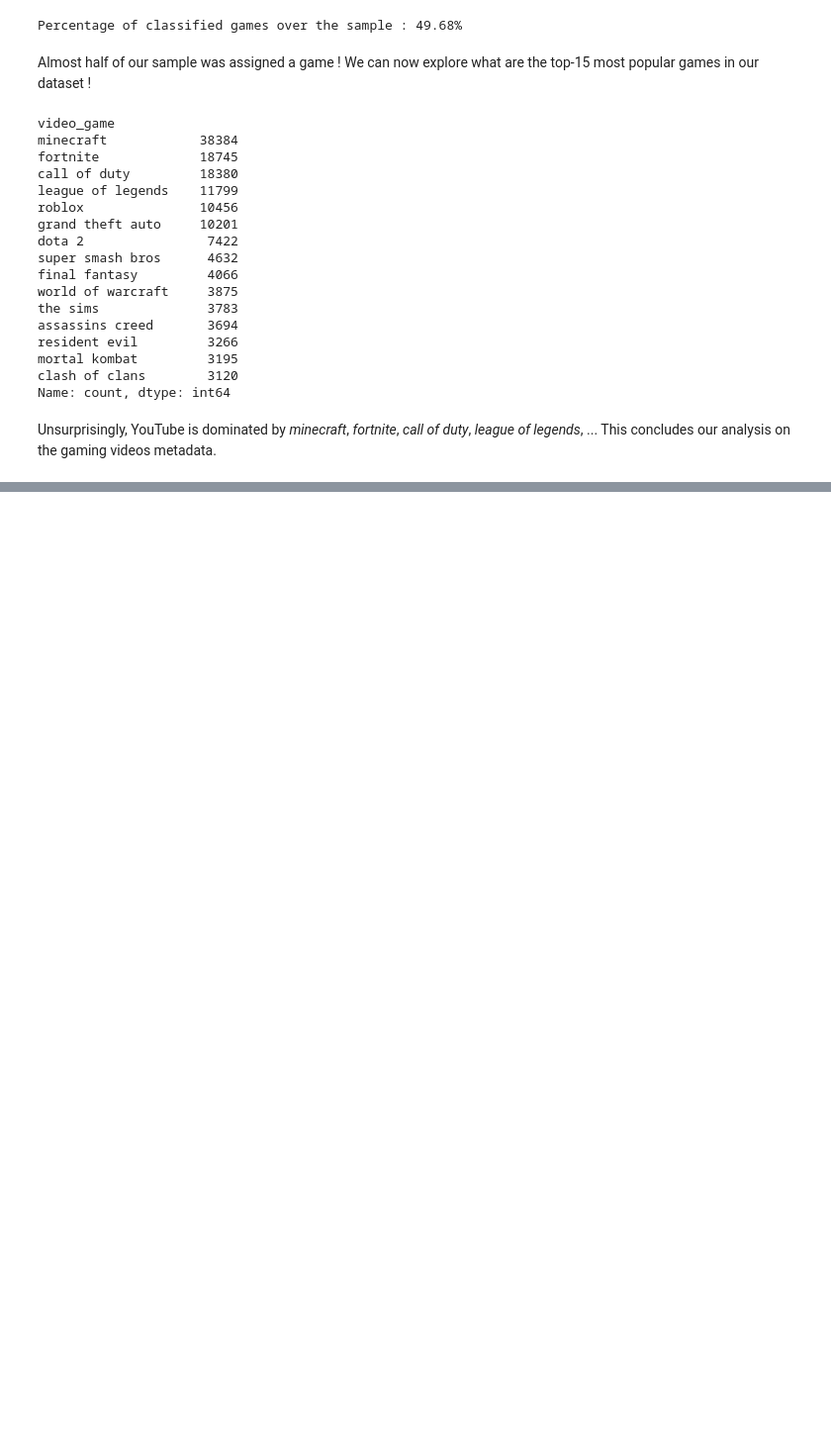
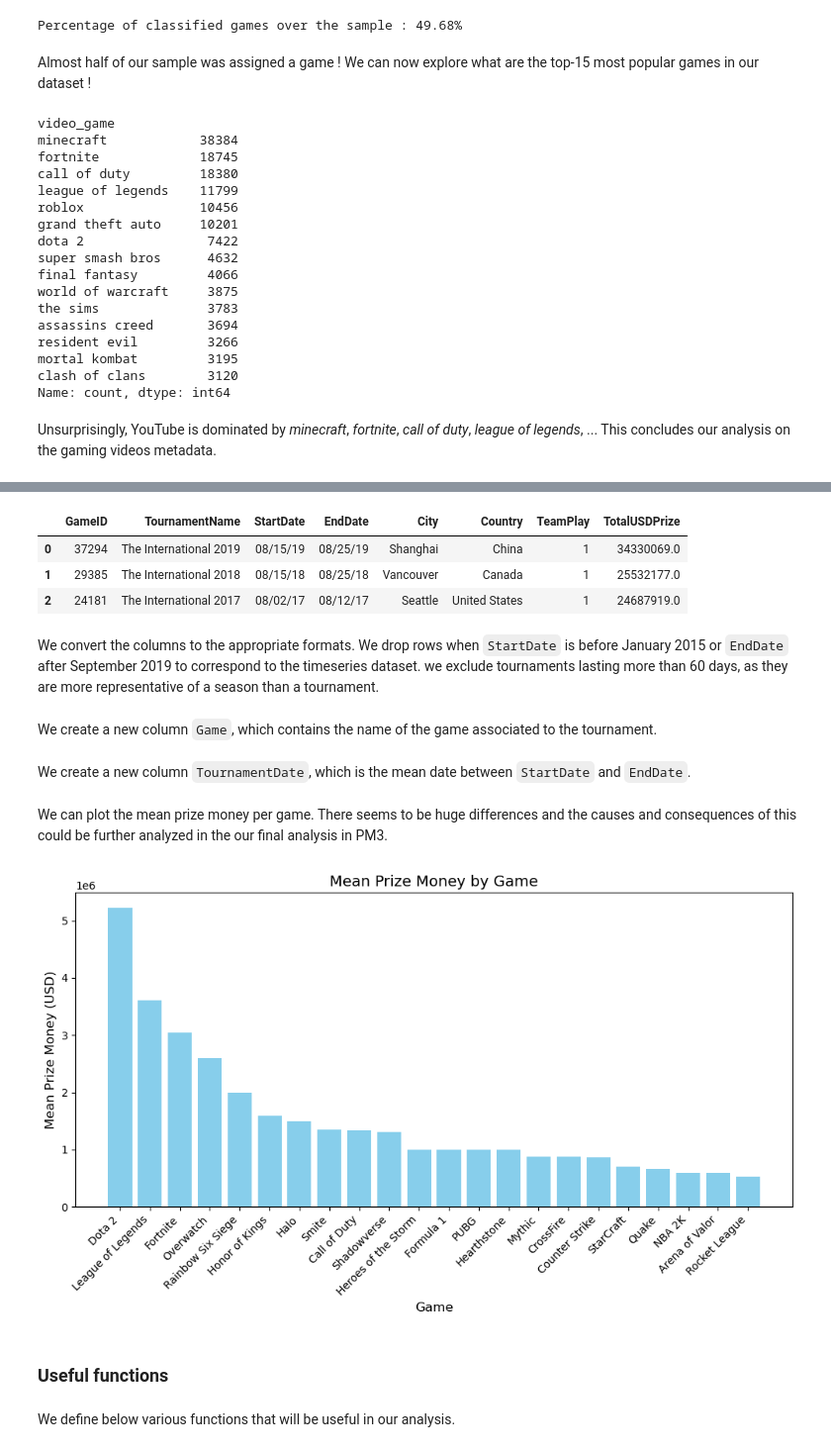
Before and after one commit to martinctl/adaguleeer, a Jupyter notebook: notebooks/results.ipynb, the cells around one changed output, grey strips where cells are left out. Shown at 99% size. Drawn from its saved outputs; the diff is of its cells as text; code cells hidden in the pictures; blank space fills up the shorter version.

Commit message:
feat: esports tournaments part 1

```diff
--- a/notebooks/results.ipynb
+++ b/notebooks/results.ipynb
@@ -486,0 +493,15 @@ Unsurprisingly, YouTube is dominated by *minecraft*, *fortnite*, *call of duty*,
+# %%
+df_esports = pd.read_csv('../data/esports_tournaments.csv')
+df_esports.head(3)
+# %% [output]
+|  | GameID | TournamentName | StartDate | EndDate | City | Country | TeamPlay | TotalUSDPrize |
+| 0 | 37294 | The International 2019 | 08/15/19 | 08/25/19 | Shanghai | China | 1 | 34330069.0 |
+| 1 | 29385 | The International 2018 | 08/15/18 | 08/25/18 | Vancouver | Canada | 1 | 25532177.0 |
+| 2 | 24181 | The International 2017 | 08/02/17 | 08/12/17 | Seattle | United States | 1 | 24687919.0 |
+# %%
+df_esports = df_esports.drop(columns=['City', 'GameID'])
+df_esports.loc[df_esports['Country'].isna(), 'Country'] = 'Online'
+# %% [markdown]
+We convert the columns to the appropriate formats.
+We drop rows when `StartDate` is before January 2015 or `EndDate` after September 2019 to correspond to the timeseries dataset.
+we exclude tournaments lasting more than 60 days, as they are more representative of a season than a tournament.
@@ -486,0 +524,52 @@ Unsurprisingly, YouTube is dominated by *minecraft*, *fortnite*, *call of duty*,
+# %% [markdown]
+We create a new column `Game`, which contains the name of the game associated to the tournament.
+# %%
+df_esports['Game'] = ''
+df_esports.loc[df_esports['TournamentName'].str.contains('Fortnite', case=False, na=False), 'Game'] = 'Fortnite'
+df_esports.loc[df_esports['TournamentName'].str.contains('RLCS', case=False, na=False), 'Game'] = 'Rocket League'
+df_esports.loc[df_esports['TournamentName'].str.contains('CS:GO|ESL|Esports Championship Series|ELEAGUE|IEM|MLG|PGL|FACEIT', case=False, na=False), 'Game'] = 'Counter Strike'
+df_esports.loc[df_esports['TournamentName'].str.contains('King', case=False, na=False), 'Game'] = 'Honor of Kings'
+df_esports.loc[df_esports['TournamentName'].str.contains('Dota|The International|DAC|Major 20|DreamLeague|EPICENTER', case=False, na=False), 'Game'] = 'Dota 2'
+df_esports.loc[df_esports['TournamentName'].str.contains('League of Legends|LoL|Mid-Season Invitational', case=False, na=False), 'Game'] = 'League of Legends'
+df_esports.loc[df_esports['TournamentName'].str.contains('Overwatch', case=False, na=False), 'Game'] = 'Overwatch'
+df_esports.loc[df_esports['TournamentName'].str.contains('PUBG', case=False, na=False), 'Game'] = 'PUBG'
+df_esports.loc[df_esports['TournamentName'].str.contains('Call of Duty|CoD|CWL', case=False, na=False), 'Game'] = 'Call of Duty'
+df_esports.loc[df_esports['TournamentName'].str.contains('Six Invitational', case=False, na=False), 'Game'] = 'Rainbow Six Siege'
+df_esports.loc[df_esports['TournamentName'].str.contains('Halo', case=False, na=False), 'Game'] = 'Halo'
+df_esports.loc[df_esports['TournamentName'].str.contains('NBA', case=False, na=False), 'Game'] = 'NBA 2K'
+df_esports.loc[df_esports['TournamentName'].str.contains('Smite', case=False, na=False), 'Game'] = 'Smite'
+df_esports.loc[df_esports['TournamentName'].str.contains('Shadowverse', case=False, na=False), 'Game'] = 'Shadowverse'
+df_esports.loc[df_esports['TournamentName'].str.contains('Hearthstone', case=False, na=False), 'Game'] = 'Hearthstone'
+df_esports.loc[df_esports['TournamentName'].str.contains('StarCraft|WCS', case=False, na=False), 'Game'] = 'StarCraft'
+df_esports.loc[df_esports['TournamentName'].str.contains('HGC|Heroes of the Storm', case=False, na=False), 'Game'] = 'Heroes of the Storm'
+df_esports.loc[df_esports['TournamentName'].str.contains('Mythic', case=False, na=False), 'Game'] = 'Mythic'
+df_esports.loc[df_esports['TournamentName'].str.contains('Quake', case=False, na=False), 'Game'] = 'Quake'
+df_esports.loc[df_esports['TournamentName'].str.contains('eRace|F1', case=False, na=False), 'Game'] = 'Formula 1'
+df_esports.loc[df_esports['TournamentName'].str.contains('CrossFire', case=False, na=False), 'Game'] = 'CrossFire'
+df_esports.loc[df_esports['TournamentName'].str.contains('AoV', case=False, na=False), 'Game'] = 'Arena of Valor'
+# %% [markdown]
+We create a new column `TournamentDate`, which is the mean date between `StartDate` and `EndDate`.
+# %%
+df_esports['TournamentDate'] = (df_esports['StartDate'] + (df_esports['EndDate'] - df_esports['StartDate']) / 2).dt.date
+df_esports['TournamentDate'] = pd.to_datetime(df_esports['TournamentDate'])
+# %%
+grouped_data = df_esports.groupby('Game')['TotalUSDPrize'].mean().round().astype(int).reset_index()
+grouped_data.rename(columns={'TotalUSDPrize': 'MeanUSDPrize'}, inplace=True)
+grouped_data = grouped_data.sort_values(by='MeanUSDPrize', ascending=False)
+# %% [markdown]
+We can plot the mean prize money per game. There seems to be huge differences and the causes and consequences of this could be further analyzed in the our final analysis in PM3.
+# %%
+plt.figure(figsize=(10, 6))
+plt.bar(grouped_data['Game'], grouped_data['MeanUSDPrize'], color='skyblue')
+plt.xlabel('Game', fontsize=12)
+plt.ylabel('Mean Prize Money (USD)', fontsize=12)
+plt.title('Mean Prize Money by Game', fontsize=14)
+plt.xticks(rotation=45, ha='right')
+plt.tight_layout()
+plt.show()
+# %% [output]
+[figure, added]
+# %% [markdown]
+### Useful functions
+# %% [markdown]
+We define below various functions that will be useful in our analysis.
```
Also changed, not shown: parts of 15 cells of this notebook.
